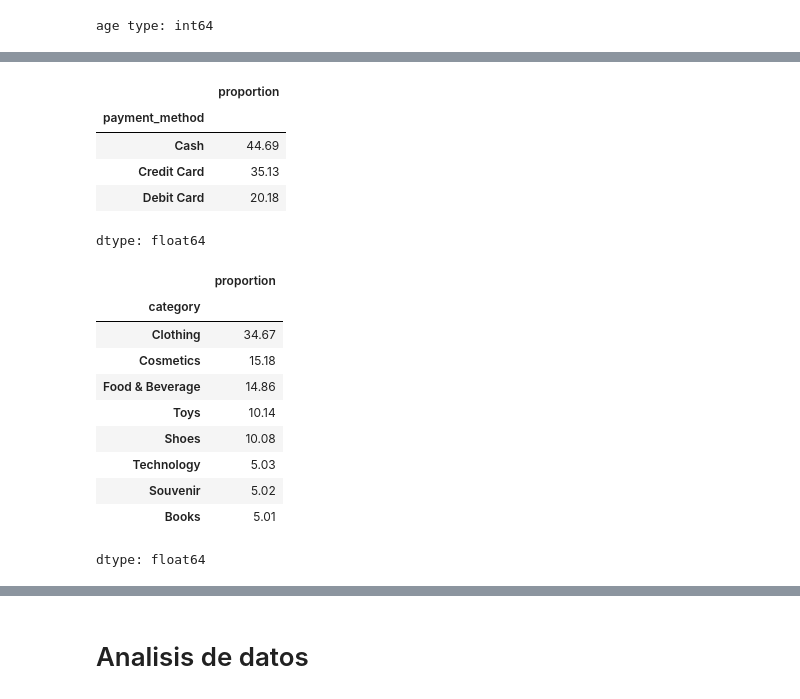
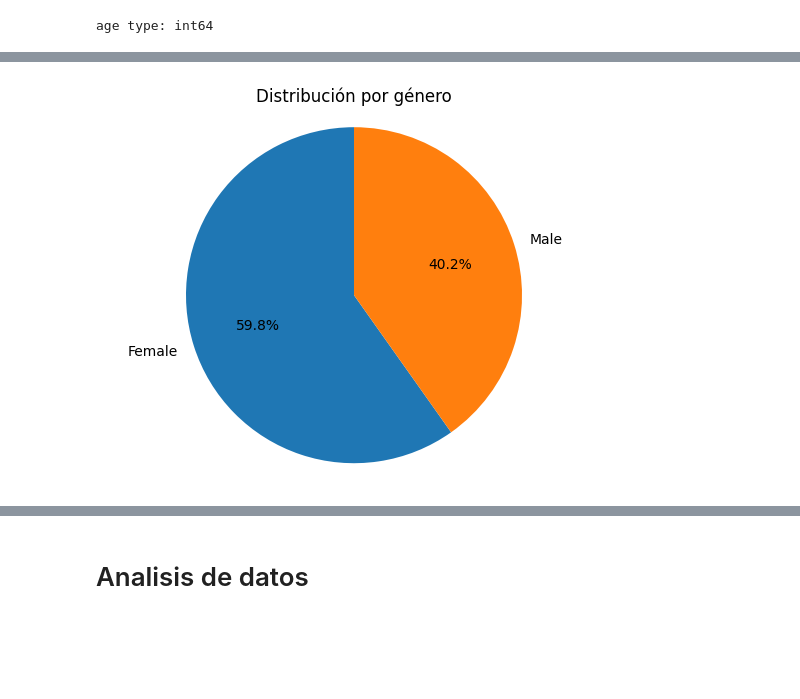
Before and after one commit to federico2018lc/InnovacionDatosProyectoFinal, a Jupyter notebook: analisis_datos_EDA.ipynb, the cells around one changed output, grey strips where cells are left out. Cells and saved outputs as stored; diff of their text form; code cells hidden in the pictures; blank space fills up the shorter version.

```diff
--- a/analisis_datos_EDA.ipynb
+++ b/analisis_datos_EDA.ipynb
@@ -169,24 +275,13 @@ df.describe()
-# %%
-#df.value_counts()
-(df ['payment_method'].value_counts(normalize=True)*100).round(2) #aqui vemos metodos de pagos diferenciados en porcentajes
-# %% [output]
-|  | proportion |
-| payment_method |  |
-| Cash | 44.69 |
-| Credit Card | 35.13 |
-| Debit Card | 20.18 |
-dtype: float64
-# %%
-(df ['category'].value_counts(normalize=True)*100).round(2)
-# %% [output]
-|  | proportion |
-| category |  |
-| Clothing | 34.67 |
-| Cosmetics | 15.18 |
-| Food & Beverage | 14.86 |
-| Toys | 10.14 |
-| Shoes | 10.08 |
-| Technology | 5.03 |
-| Souvenir | 5.02 |
-| Books | 5.01 |
-dtype: float64
+# %%
+import matplotlib.pyplot as plt
+
+# Contar los valores de la columna
+valores = df['gender'].value_counts()
+
+# Crear el gráfico circular
+plt.pie(valores, labels=valores.index, autopct='%1.1f%%', startangle=90)
+plt.title('Distribución por género')
+plt.axis('equal')  # Hace que el círculo no se vea ovalado
+plt.show()
+# %% [output]
+[figure, added]
```
Also changed, not shown: parts of 29 cells of this notebook.
